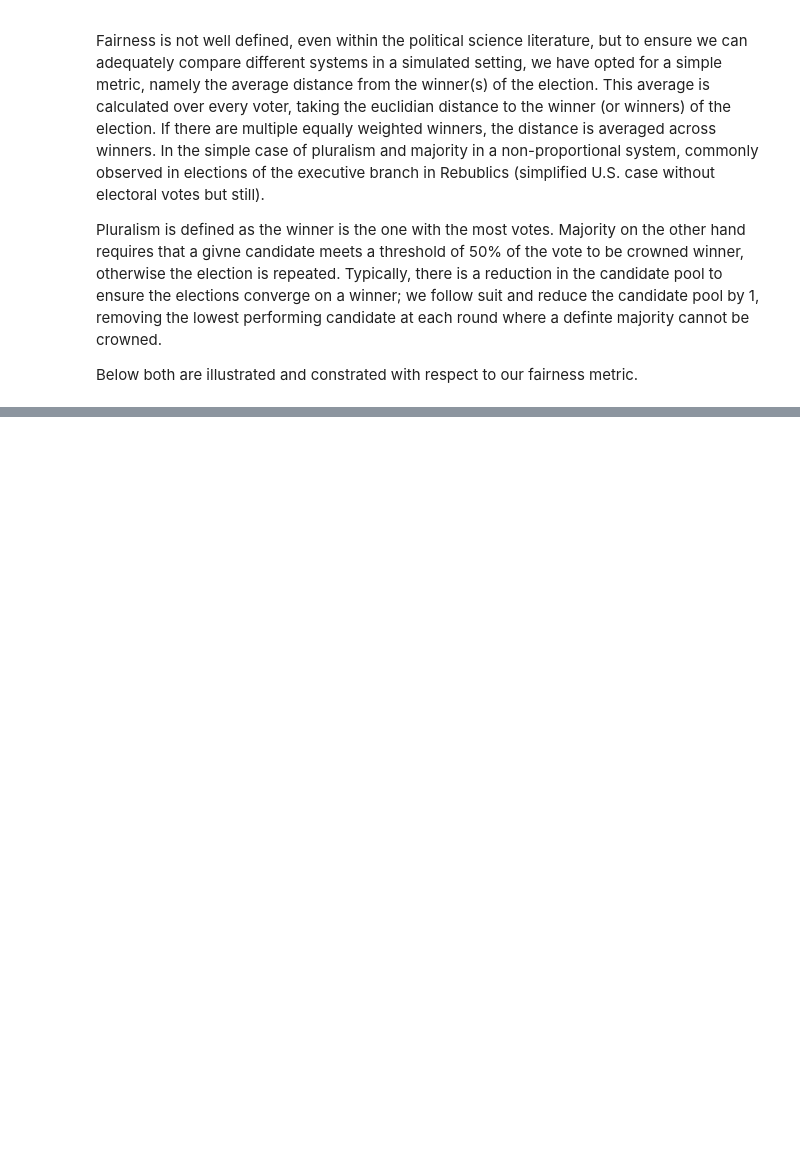
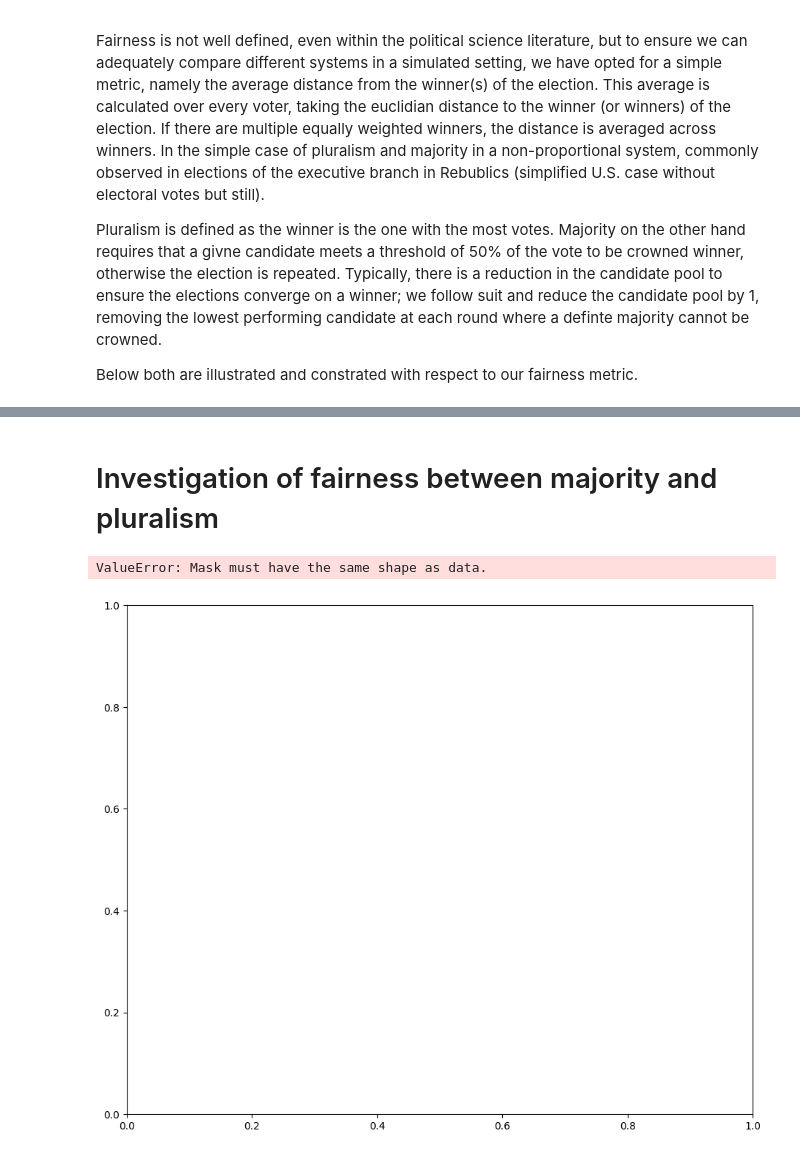
Before and after one commit to Expan75/complex-simulation-project, a Jupyter notebook: experiments.ipynb, the cells around one changed output, grey strips where cells are left out. Saved outputs shown, nothing was run; the diff lists cells and outputs as text; code cells hidden in the pictures; blank space fills up the shorter version.

```diff
--- a/experiments.ipynb
+++ b/experiments.ipynb
@@ -154,0 +173,17 @@ results_df = pd.DataFrame.from_records(records)
+# %% [markdown]
+# Investigation of fairness between majority and pluralism
+# %%
+correlation_matrix = results_df.corrwith(results_df.fairness)
+
+
+
+fig, ax = plt.subplots(figsize=(11, 9))
+
+mask = np.triu(np.ones_like((results_df.shape[1] - 1, results_df.shape[1] - 1), dtype=bool))
+cmap = sns.diverging_palette(230, 20, as_cmap=True)
+sns.heatmap(correlation_matrix, mask=mask, cmap=cmap, vmax=.3, center=0,
+            square=True, linewidths=.5, cbar_kws={"shrink": .5})
+plt.show()
+# %% [output]
+ValueError: Mask must have the same shape as data.
+[figure, added]
```
Also changed, not shown: parts of 4 cells of this notebook, 1 other file.
